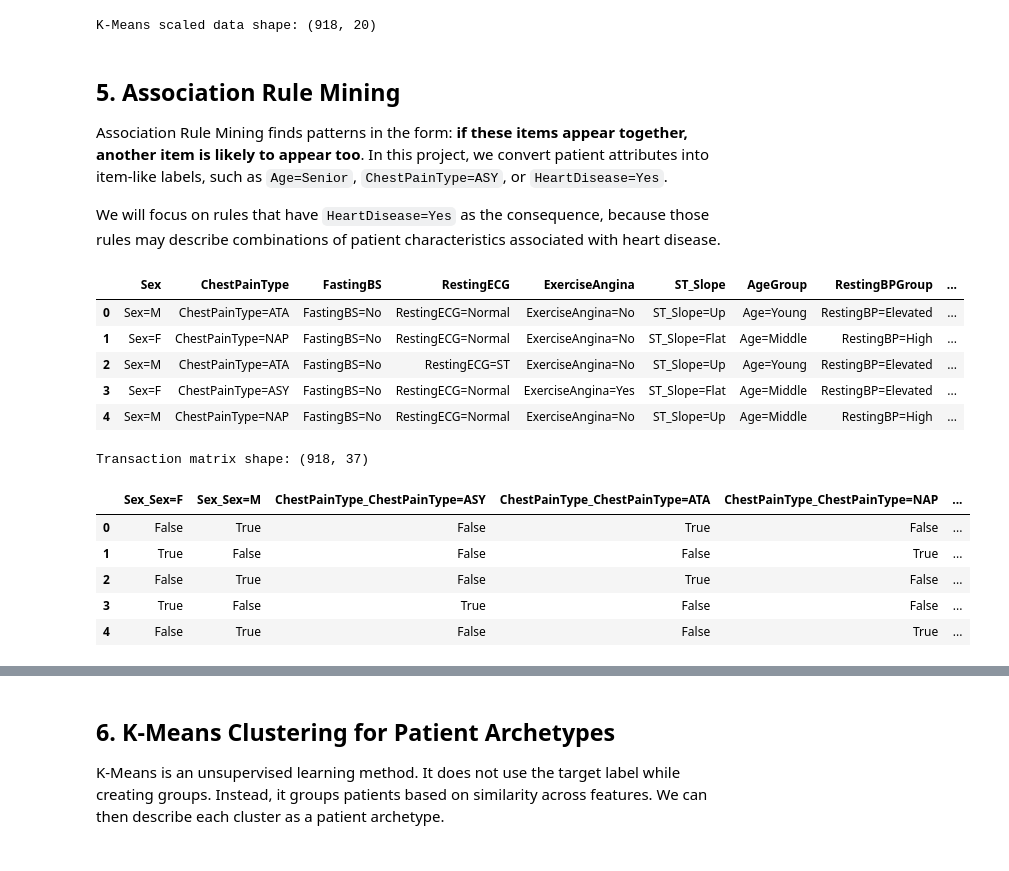
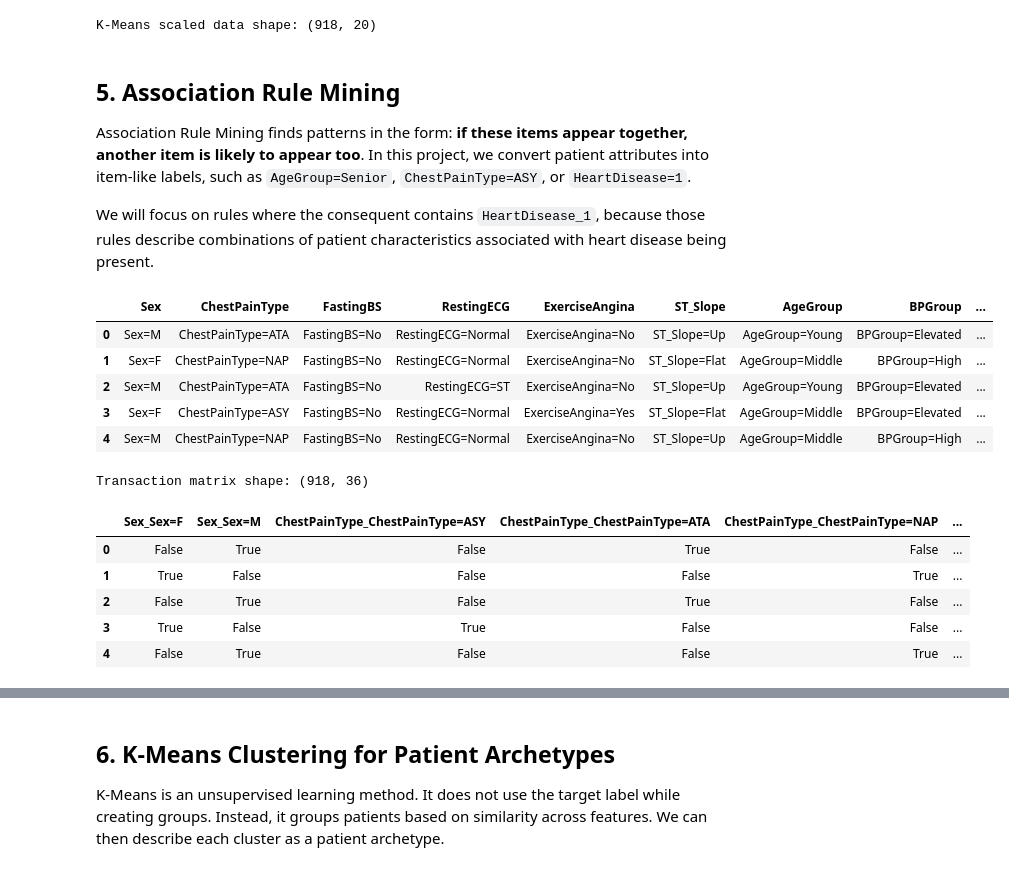
Before and after one commit to pearlsheyl08/Heart-Disease-Analysis, a Jupyter notebook: Lastnames_CCS230_Finals.ipynb, the cells around one changed output, grey strips where cells are left out. Cells and saved outputs as stored; diff of their text form; code cells hidden in the pictures.

```diff
--- a/Lastnames_CCS230_Finals.ipynb
+++ b/Lastnames_CCS230_Finals.ipynb
@@ -353,11 +353,11 @@ K-Means scaled data shape: (918, 20)
 # %% [markdown]
 ## 5. Association Rule Mining
 
-Association Rule Mining finds patterns in the form: **if these items appear together, another item is likely to appear too**. In this project, we convert patient attributes into item-like labels, such as `Age=Senior`, `ChestPainType=ASY`, or `HeartDisease=Yes`.
+Association Rule Mining finds patterns in the form: **if these items appear together, another item is likely to appear too**. In this project, we convert patient attributes into item-like labels, such as `AgeGroup=Senior`, `ChestPainType=ASY`, or `HeartDisease=1`.
 
-We will focus on rules that have `HeartDisease=Yes` as the consequence, because those rules may describe combinations of patient characteristics associated with heart disease.
+We will focus on rules where the consequent contains `HeartDisease_1`, because those rules describe combinations of patient characteristics associated with heart disease being present.
 # %%
-# Create a copy for association rule mining.
+# Create a copy of the dataset for association rule mining.
 arm_df = df.copy()
 
 # Convert numerical variables into readable bins.
@@ -365,56 +365,56 @@ arm_df = df.copy()
 arm_df["AgeGroup"] = pd.cut(
     arm_df["Age"],
     bins=[0, 40, 55, 70, 120],
-    labels=["Age=Young", "Age=Middle", "Age=Older", "Age=Senior"]
+    labels=["AgeGroup=Young", "AgeGroup=Middle", "AgeGroup=Older", "AgeGroup=Senior"]
 )
 
-arm_df["RestingBPGroup"] = pd.cut(
+arm_df["BPGroup"] = pd.cut(
     arm_df["RestingBP"],
-    bins=[0, 120, 140, 300],
-    labels=["RestingBP=Normal", "RestingBP=Elevated", "RestingBP=High"]
+    bins=[-1, 120, 140, 300],
+    labels=["BPGroup=Normal", "BPGroup=Elevated", "BPGroup=High"]
 )
 
 arm_df["CholesterolGroup"] = pd.cut(
     arm_df["Cholesterol"],
     bins=[-1, 0, 200, 240, 700],
-    labels=["Cholesterol=UnknownOrZero", "Cholesterol=Desirable", "Cholesterol=Borderline", "Cholesterol=High"]
+    labels=["CholesterolGroup=UnknownOrZero", "CholesterolGroup=Desirable", "CholesterolGroup=Borderline", "CholesterolGroup=High"]
 )
 
 arm_df["MaxHRGroup"] = pd.cut(
     arm_df["MaxHR"],
     bins=[0, 120, 150, 250],
-    labels=["MaxHR=Low", "MaxHR=Moderate", "MaxHR=High"]
+    labels=["MaxHRGroup=Low", "MaxHRGroup=Moderate", "MaxHRGroup=High"]
 )
 
 arm_df["OldpeakGroup"] = pd.cut(
     arm_df["Oldpeak"],
     bins=[-5, 0, 1, 2, 10],
-    labels=["Oldpeak=None", "Oldpeak=Mild", "Oldpeak=Moderate", "Oldpeak=High"]
+    labels=["OldpeakGroup=None", "OldpeakGroup=Mild", "OldpeakGroup=Moderate", "OldpeakGroup=High"]
 )
 
 # Make categorical labels explicit so the generated item names are easy to read.
 arm_df["Sex"] = "Sex=" + arm_df["Sex"].astype(str)
 arm_df["ChestPainType"] = "ChestPainType=" + arm_df["ChestPainType"].astype(str)
 arm_df["FastingBS"] = arm_df["FastingBS"].map({0: "FastingBS=No", 1: "FastingBS=Yes"})
 arm_df["RestingECG"] = "RestingECG=" + arm_df["RestingECG"].astype(str)
 arm_df["ExerciseAngina"] = arm_df["ExerciseAngina"].map({"N": "ExerciseAngina=No", "Y": "ExerciseAngina=Yes"})
 arm_df["ST_Slope"] = "ST_Slope=" + arm_df["ST_Slope"].astype(str)
-arm_df["HeartDisease"] = arm_df["HeartDisease"].map({0: "HeartDisease=No", 1: "HeartDisease=Yes"})
+arm_df["HeartDisease"] = arm_df["HeartDisease"].astype(str)
 
 arm_columns = [
     "Sex", "ChestPainType", "FastingBS", "RestingECG", "ExerciseAngina", "ST_Slope",
-    "AgeGroup", "RestingBPGroup", "CholesterolGroup", "MaxHRGroup", "OldpeakGroup", "HeartDisease"
+    "AgeGroup", "BPGroup", "CholesterolGroup", "MaxHRGroup", "OldpeakGroup", "HeartDisease"
 ]
 
 transactions = arm_df[arm_columns].astype(str)
 transactions.head()
 # %% [output]
-|  | Sex | ChestPainType | FastingBS | RestingECG | ExerciseAngina | ST_Slope | AgeGroup | RestingBPGroup | ... |
-| 0 | Sex=M | ChestPainType=ATA | FastingBS=No | RestingECG=Normal | ExerciseAngina=No | ST_Slope=Up | Age=Young | RestingBP=Elevated | ... |
-| 1 | Sex=F | ChestPainType=NAP | FastingBS=No | RestingECG=Normal | ExerciseAngina=No | ST_Slope=Flat | Age=Middle | RestingBP=High | ... |
-| 2 | Sex=M | ChestPainType=ATA | FastingBS=No | RestingECG=ST | ExerciseAngina=No | ST_Slope=Up | Age=Young | RestingBP=Elevated | ... |
-| 3 | Sex=F | ChestPainType=ASY | FastingBS=No | RestingECG=Normal | ExerciseAngina=Yes | ST_Slope=Flat | Age=Middle | RestingBP=Elevated | ... |
-| 4 | Sex=M | ChestPainType=NAP | FastingBS=No | RestingECG=Normal | ExerciseAngina=No | ST_Slope=Up | Age=Middle | RestingBP=High | ... |
+|  | Sex | ChestPainType | FastingBS | RestingECG | ExerciseAngina | ST_Slope | AgeGroup | BPGroup | ... |
+| 0 | Sex=M | ChestPainType=ATA | FastingBS=No | RestingECG=Normal | ExerciseAngina=No | ST_Slope=Up | AgeGroup=Young | BPGroup=Elevated | ... |
+| 1 | Sex=F | ChestPainType=NAP | FastingBS=No | RestingECG=Normal | ExerciseAngina=No | ST_Slope=Flat | AgeGroup=Middle | BPGroup=High | ... |
+| 2 | Sex=M | ChestPainType=ATA | FastingBS=No | RestingECG=ST | ExerciseAngina=No | ST_Slope=Up | AgeGroup=Young | BPGroup=Elevated | ... |
+| 3 | Sex=F | ChestPainType=ASY | FastingBS=No | RestingECG=Normal | ExerciseAngina=Yes | ST_Slope=Flat | AgeGroup=Middle | BPGroup=Elevated | ... |
+| 4 | Sex=M | ChestPainType=NAP | FastingBS=No | RestingECG=Normal | ExerciseAngina=No | ST_Slope=Up | AgeGroup=Middle | BPGroup=High | ... |
 # %%
 # One-hot encode the transaction-style data.
 # Each column becomes True or False depending on whether the item appears for that patient.
@@ -424,7 +424,7 @@ basket = basket.astype(bool)
 print(f"Transaction matrix shape: {basket.shape}")
 basket.head()
 # %% [output]
-Transaction matrix shape: (918, 37)
+Transaction matrix shape: (918, 36)
 |  | Sex_Sex=F | Sex_Sex=M | ChestPainType_ChestPainType=ASY | ChestPainType_ChestPainType=ATA | ChestPainType_ChestPainType=NAP | ... |
 | 0 | False | True | False | True | False | ... |
 | 1 | True | False | False | False | True | ... |
```
Also changed, not shown: parts of 4 cells of this notebook.
